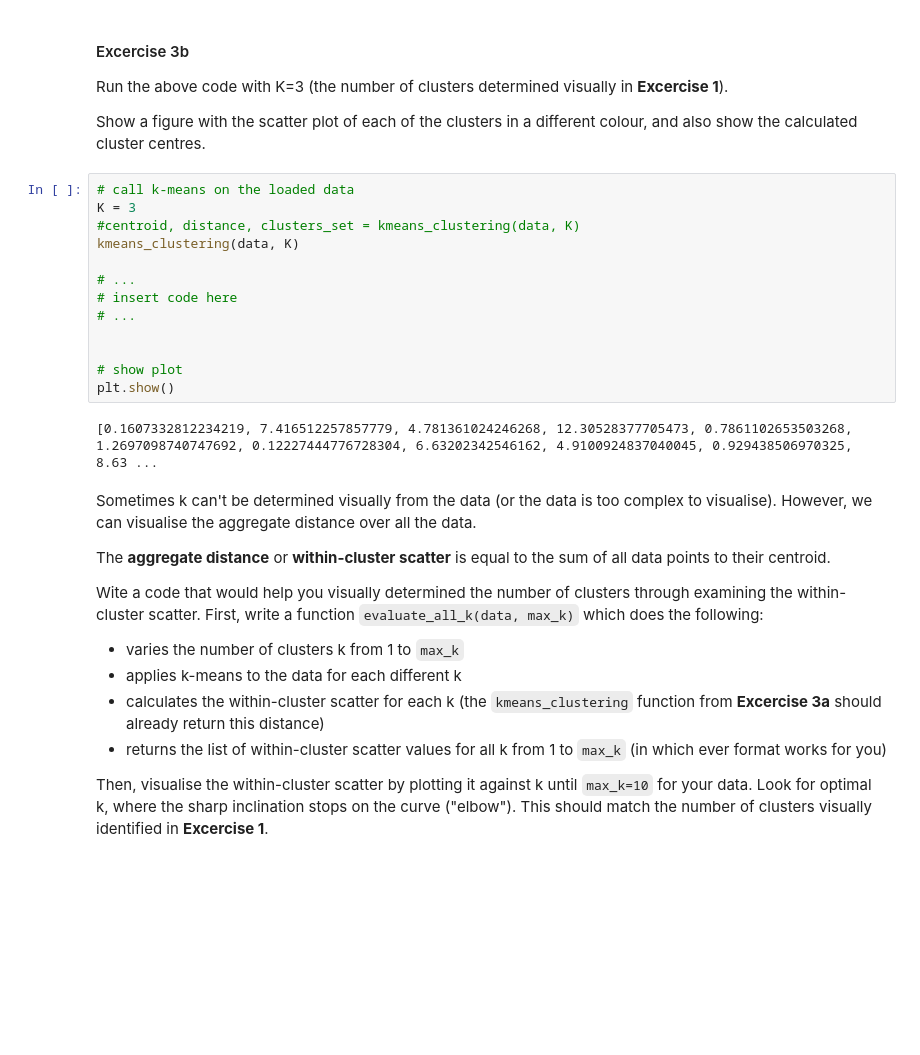
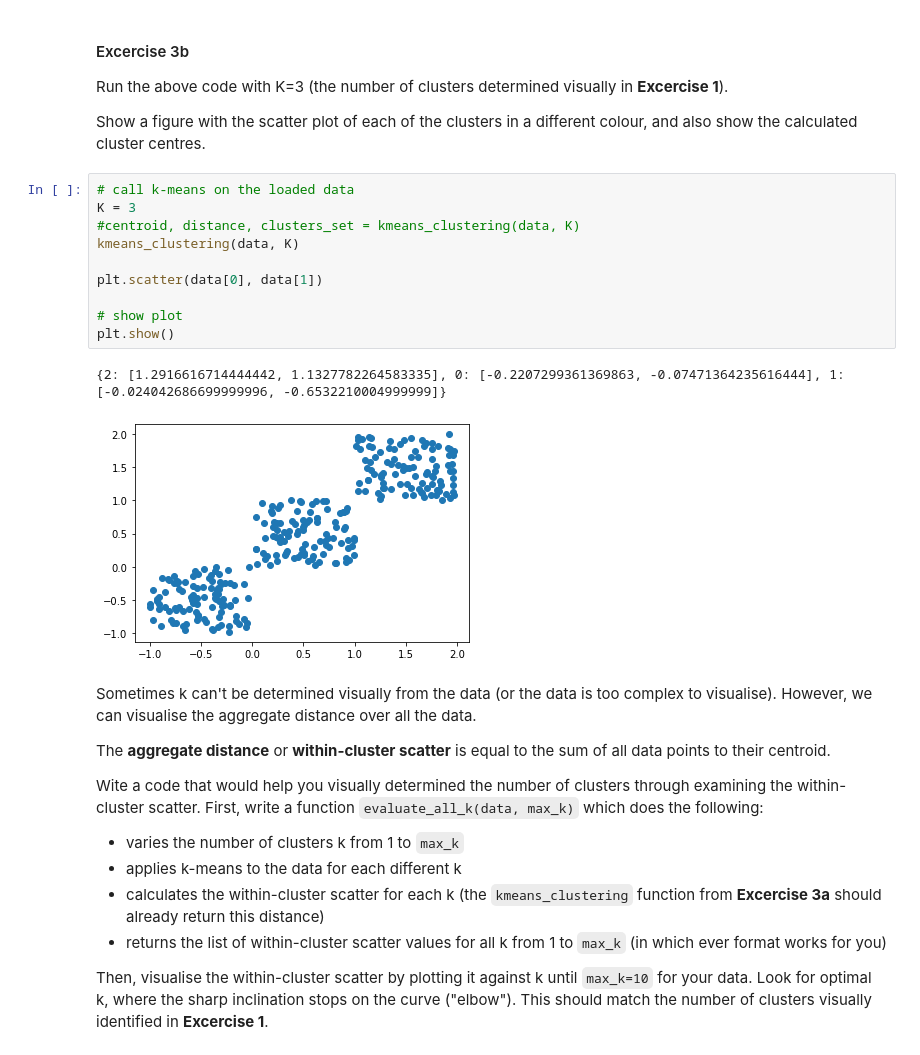
Before and after one commit to Tom-Clare/uol_ML_workshops, a Jupyter notebook: week7/Week7_workshop.ipynb, the cells around one changed output. Drawn from its saved outputs; the diff is of its cells as text; blank space fills up the shorter version.

```diff
--- a/week7/Week7_workshop.ipynb
+++ b/week7/Week7_workshop.ipynb
@@ -121,18 +137,16 @@ Show a figure with the scatter plot of each of the clusters in a different colou
 # %%
 # call k-means on the loaded data
 K = 3
 #centroid, distance, clusters_set = kmeans_clustering(data, K)
 kmeans_clustering(data, K)
 
-# ...
-# insert code here
-# ...
-
+plt.scatter(data[0], data[1])
 
 # show plot
 plt.show()
 # %% [output]
-[0.1607332812234219, 7.416512257857779, 4.781361024246268, 12.30528377705473, 0.7861102653503268, 1.2697098740747692, 0.12227444776728304, 6.63202342546162, 4.9100924837040045, 0.929438506970325, 8.63 ...
+{2: [1.2916616714444442, 1.1327782264583335], 0: [-0.2207299361369863, -0.07471364235616444], 1: [-0.024042686699999996, -0.6532210004999999]}
+[figure, added]
 # %% [markdown]
 Sometimes k can't be determined visually from the data (or the data is too complex to visualise). However, we can visualise the aggregate distance over all the data.
 
```
Also changed, not shown: parts of 2 cells of this notebook.
